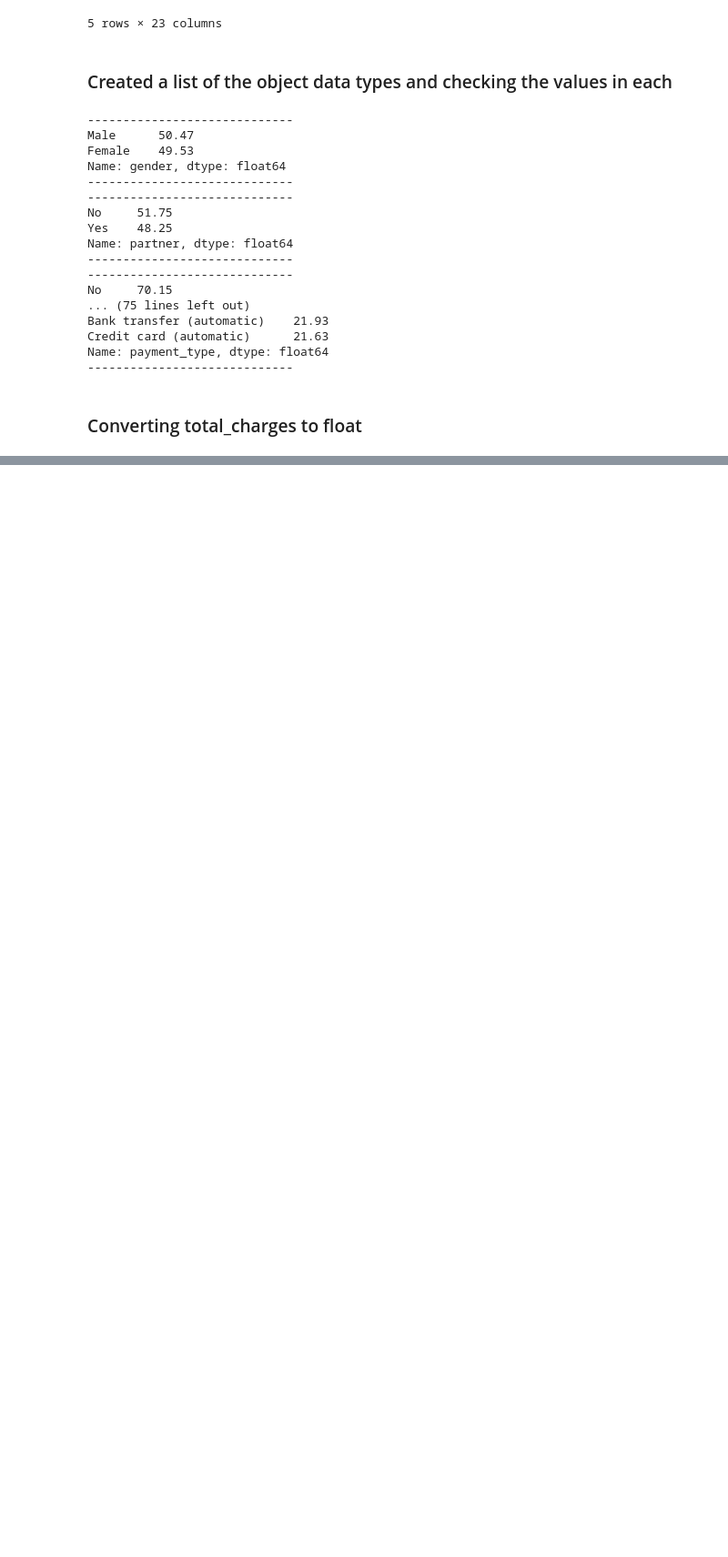
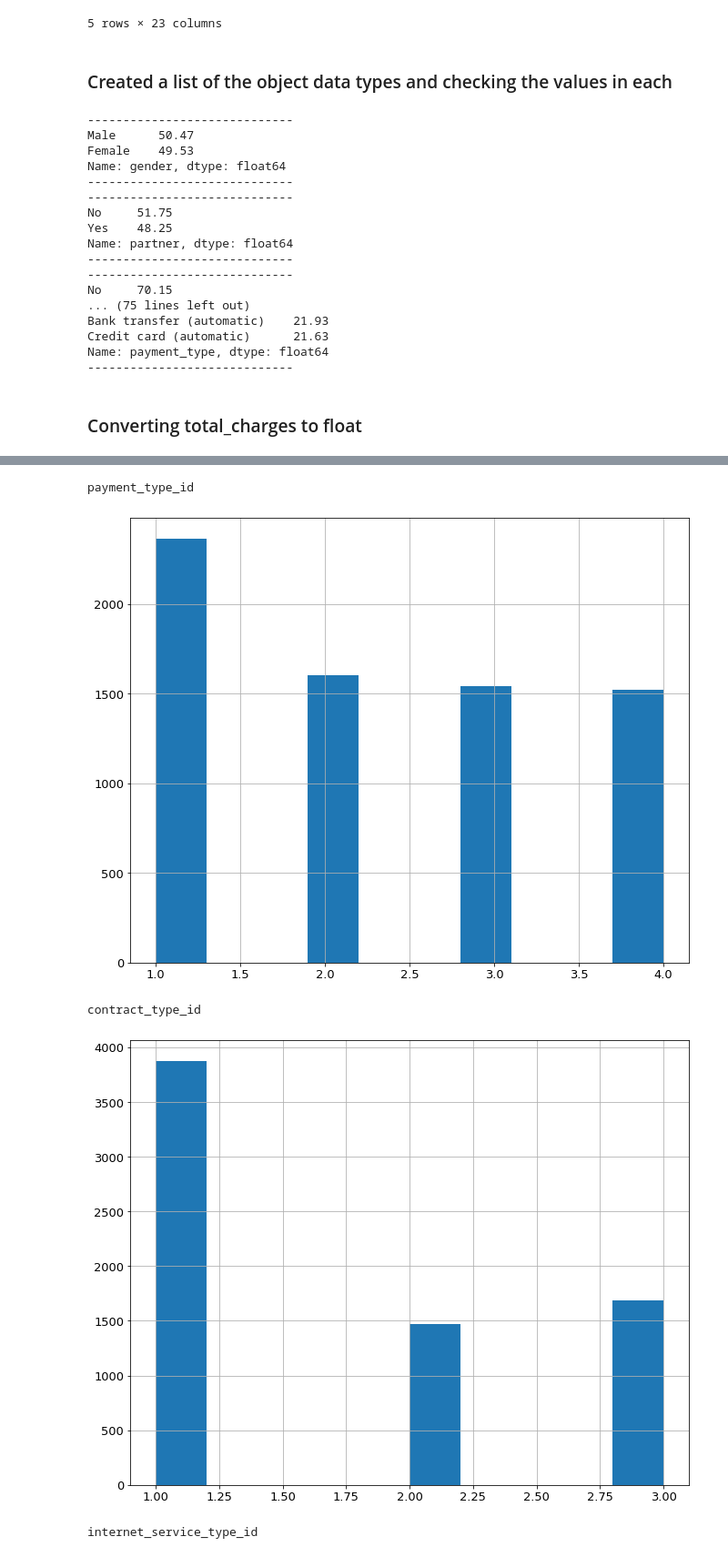
Before and after one commit to raycerna/telco-churn-analysis, a Jupyter notebook: telco_analysis.ipynb, the cells around one changed output, grey strips where cells are left out. Shown at 91% size. Saved outputs shown, nothing was run; the diff lists cells and outputs as text; code cells hidden in the pictures; blank space fills up the shorter version.

```diff
--- a/telco_analysis.ipynb
+++ b/telco_analysis.ipynb
@@ -273,3 +273,6 @@ Name: payment_type, dtype: float64
 ### Converting total_charges to float
 # %%
 telco_data['total_charges'] = pd.to_numeric(telco_data['total_charges'],errors='coerce')
+# %%
+numcols = [col for col in telco_data.columns if telco_data[col].dtype !='O']
+numcols
@@ -275,0 +289,3 @@ telco_data['total_charges'] = pd.to_numeric(telco_data['total_charges'],errors='
+# %%
+telco_data['senior_citizen'] = telco_data['senior_citizen'].map({0:'No',1:'Yes'})
+telco_data.info()
@@ -275,0 +310,12 @@ telco_data['total_charges'] = pd.to_numeric(telco_data['total_charges'],errors='
+# %%
+#histograms of numeric columns
+for col in numcols:
+    print(col)
+    telco_data[col].hist()
+    plt.show()
+# %% [output]
+payment_type_id
+[figure, added]
+contract_type_id
+[figure, added]
+internet_service_type_id
```
Also changed, not shown: parts of 32 cells of this notebook.
